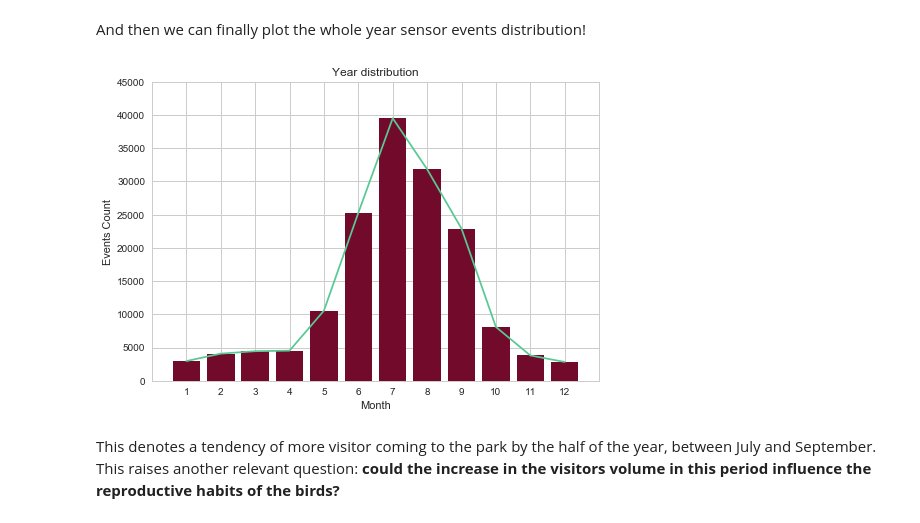
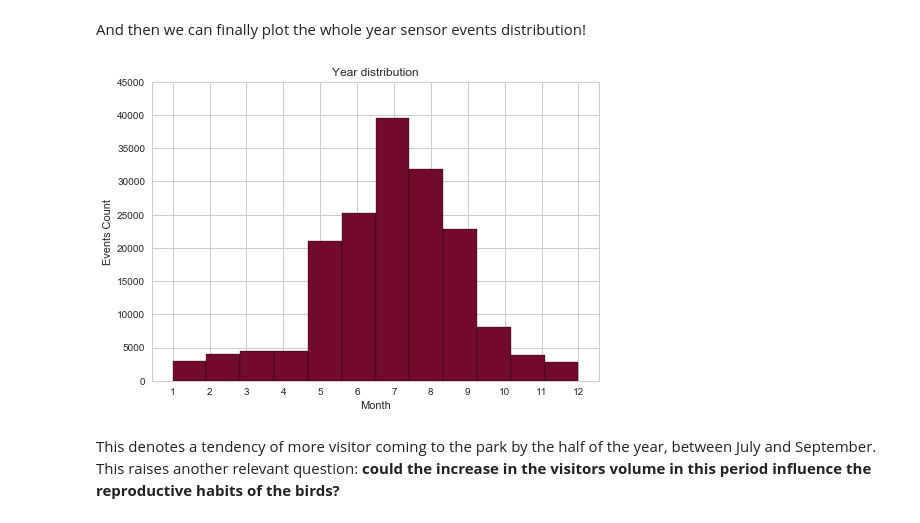
Before and after one commit to dmrib/daytripper, a Jupyter notebook: daytripper/VASTChallenge2017.ipynb, the cells around one changed output. Saved outputs shown, nothing was run; the diff lists cells and outputs as text; code cells hidden in the pictures.

```diff
--- a/daytripper/VASTChallenge2017.ipynb
+++ b/daytripper/VASTChallenge2017.ipynb
@@ -158,17 +158,16 @@ whole_year = whole_year.sort_index()
 <p>And then we can finally plot the whole year sensor events distribution!</p>
 # %%
 fig, ax = plt.subplots()
-ax.bar(whole_year.index, whole_year['Timestamp'], color='#720A2C')
-ax.plot(whole_year.index, whole_year['Timestamp'], color='#58C994')
+ax.hist(time_data['month'], bins = 12, ec='k', color='#720A2C')
 ax.set_title('Year distribution')
 ax.set_xlabel('Month')
 ax.set_ylabel('Events Count')
 ax.set_xticks(range(1, 13))
 ax.set_yticks(range(0, 50000, 5000))
 
 plt.show()
 # %% [output]
-[figure, old version]
+[figure, new version]
 # %% [markdown]
 <p>This denotes a tendency of more visitor coming to the park by the half of the year, between July and September. This raises another relevant question: <b>could the increase in the visitors volume in this period influence the reproductive habits of the birds?</b></p>
 # %% [markdown]
```
Also changed, not shown: parts of 3 cells of this notebook.
